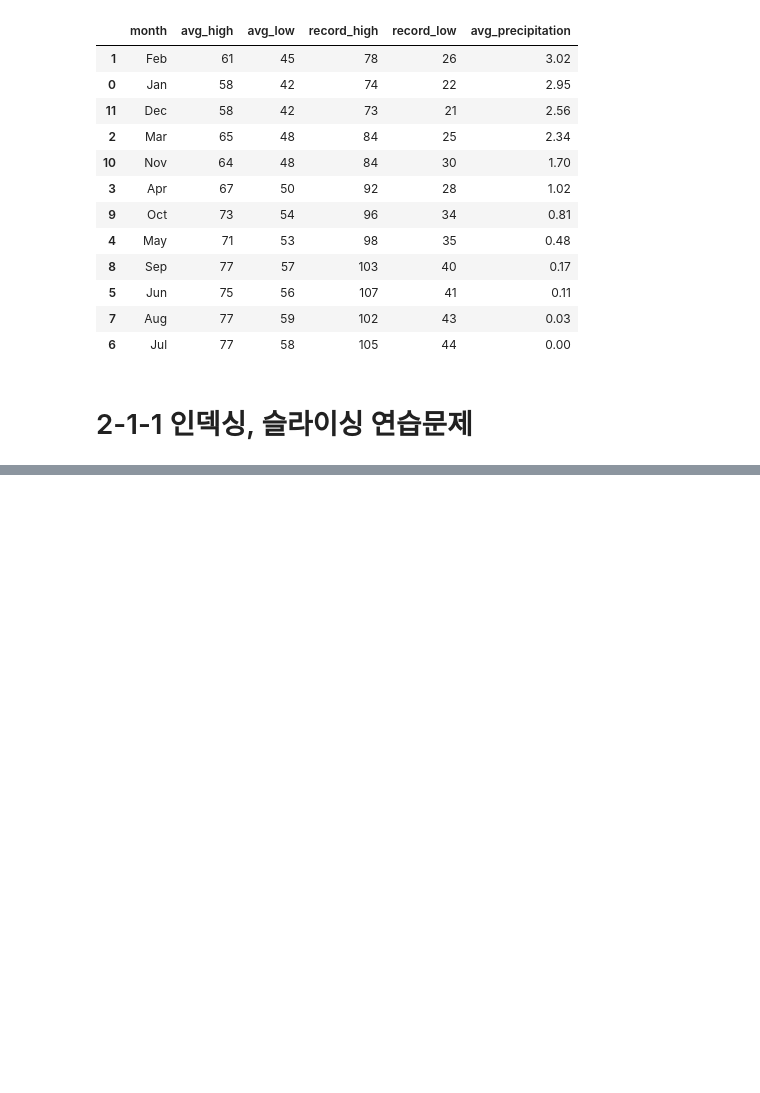
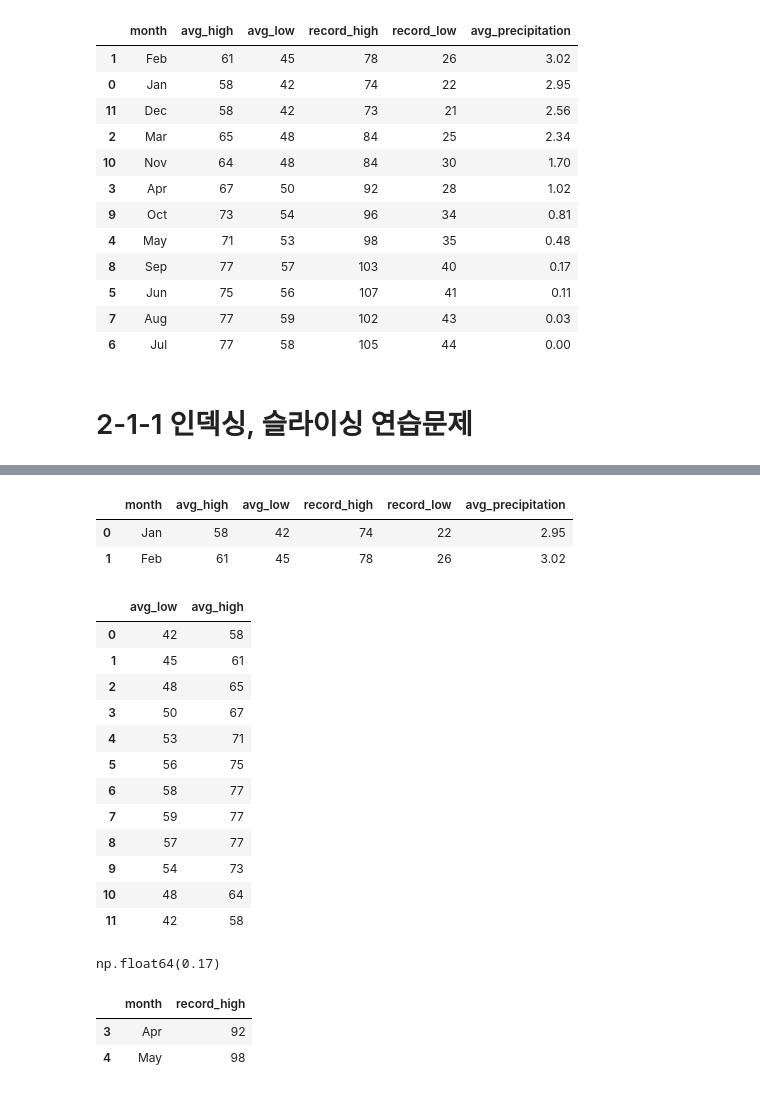
Before and after one commit to denverkim/DataAnalysis, a Jupyter notebook: weather_탐색_&_전처리.ipynb, the cells around one changed output, grey strips where cells are left out. Drawn from its saved outputs; the diff is of its cells as text; code cells hidden in the pictures; blank space fills up the shorter version.

```diff
--- a/weather_탐색_&_전처리.ipynb
+++ b/weather_탐색_&_전처리.ipynb
@@ -102,0 +115,36 @@ Continue with weather.txt. Slice the records and display the following columns a
+# %%
+# Rows 1 to 2
+df[:2]
+# %% [output]
+|  | month | avg_high | avg_low | record_high | record_low | avg_precipitation |
+| 0 | Jan | 58 | 42 | 74 | 22 | 2.95 |
+| 1 | Feb | 61 | 45 | 78 | 26 | 3.02 |
+# %%
+# avg_low and avg_high
+df[['avg_low', 'avg_high']]
+# %% [output]
+|  | avg_low | avg_high |
+| 0 | 42 | 58 |
+| 1 | 45 | 61 |
+| 2 | 48 | 65 |
+| 3 | 50 | 67 |
+| 4 | 53 | 71 |
+| 5 | 56 | 75 |
+| 6 | 58 | 77 |
+| 7 | 59 | 77 |
+| 8 | 57 | 77 |
+| 9 | 54 | 73 |
+| 10 | 48 | 64 |
+| 11 | 42 | 58 |
+# %%
+# 9 row of avg_precipitation column
+df.loc[8, 'avg_precipitation']
+# %% [output]
+np.float64(0.17)
+# %%
+# 4 to 5 rows of 1 and 4 columns
+df.iloc[3:5, [0, 3]]
+# %% [output]
+|  | month | record_high |
+| 3 | Apr | 92 |
+| 4 | May | 98 |
```
Also changed, not shown: parts of 1 cell of this notebook.
